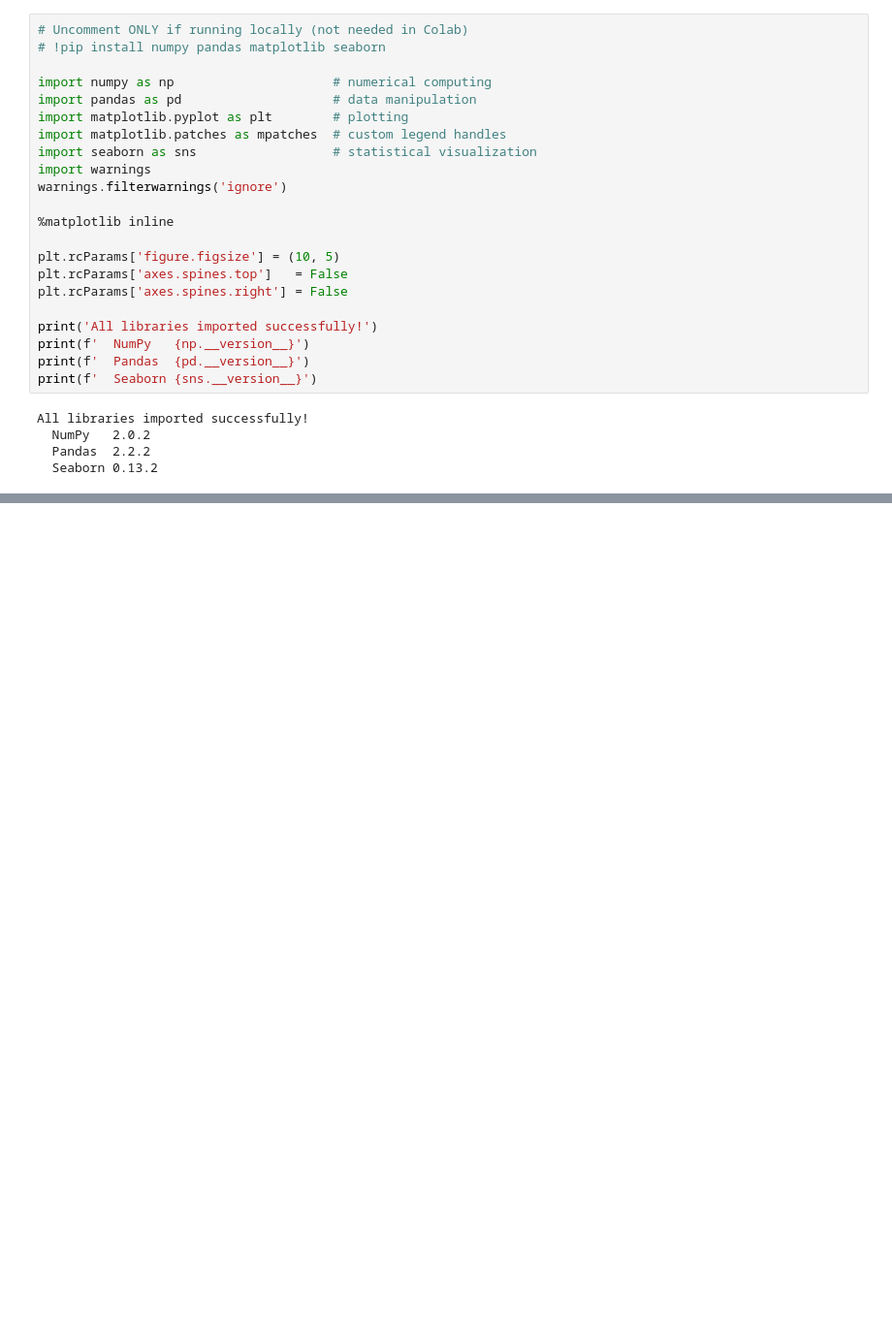
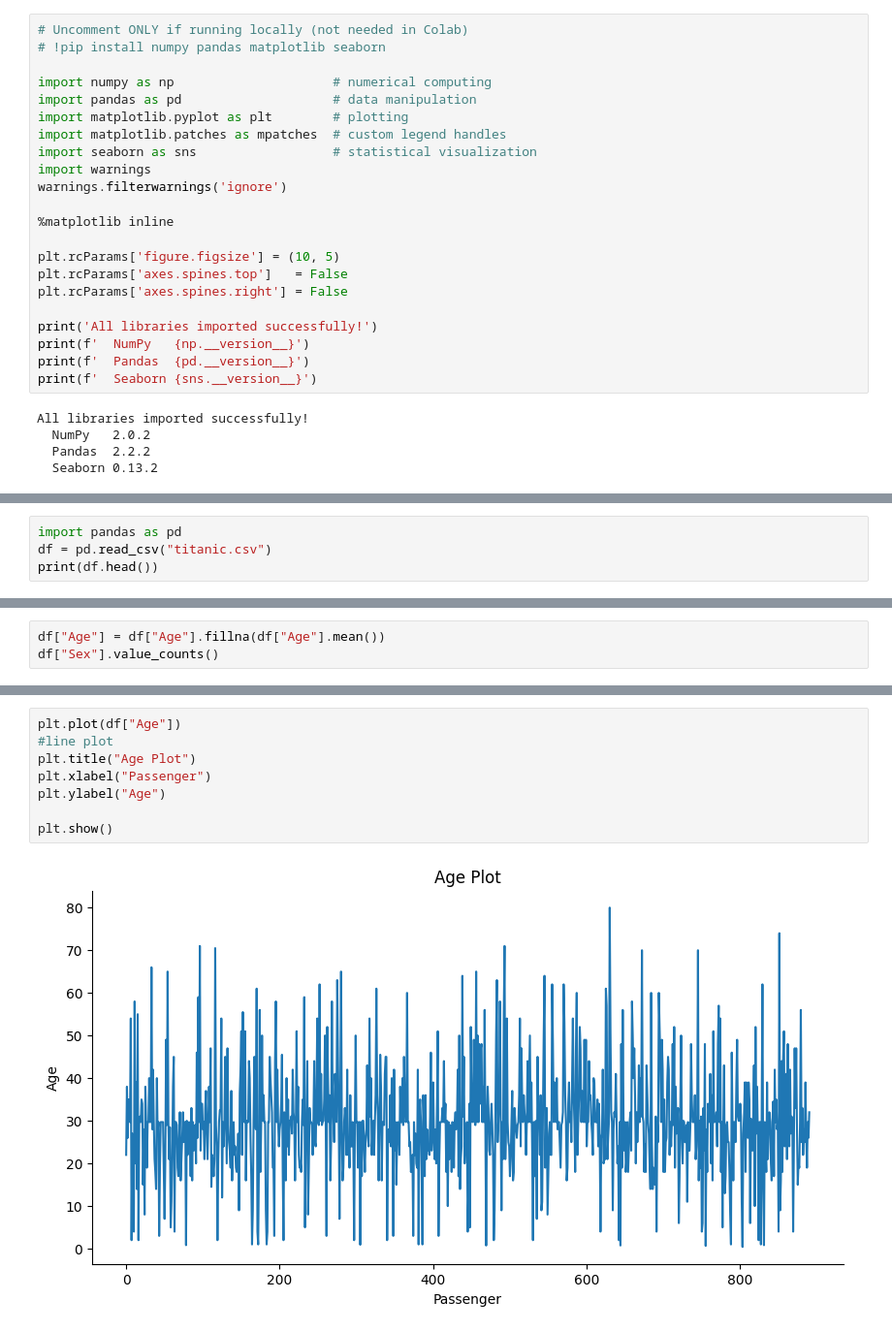
Before and after one commit to MallikarjunPatil24/IT-ignite, a Jupyter notebook: libraries.ipynb, the cells around one changed output, grey strips where cells are left out. Shown at 97% size. Drawn from its saved outputs; the diff is of its cells as text; blank space fills up the shorter version.

```diff
--- a/libraries.ipynb
+++ b/libraries.ipynb
@@ -54,0 +160,4 @@ All libraries imported successfully!
+# %%
+import pandas as pd
+df = pd.read_csv("titanic.csv")
+print(df.head())
@@ -54,0 +224,3 @@ All libraries imported successfully!
+# %%
+df["Age"] = df["Age"].fillna(df["Age"].mean())
+df["Sex"].value_counts()
@@ -54,0 +275,10 @@ All libraries imported successfully!
+# %%
+plt.plot(df["Age"])
+#line plot
+plt.title("Age Plot")
+plt.xlabel("Passenger")
+plt.ylabel("Age")
+
+plt.show()
+# %% [output]
+[figure, added]
```
Also changed, not shown: parts of 32 cells of this notebook.
